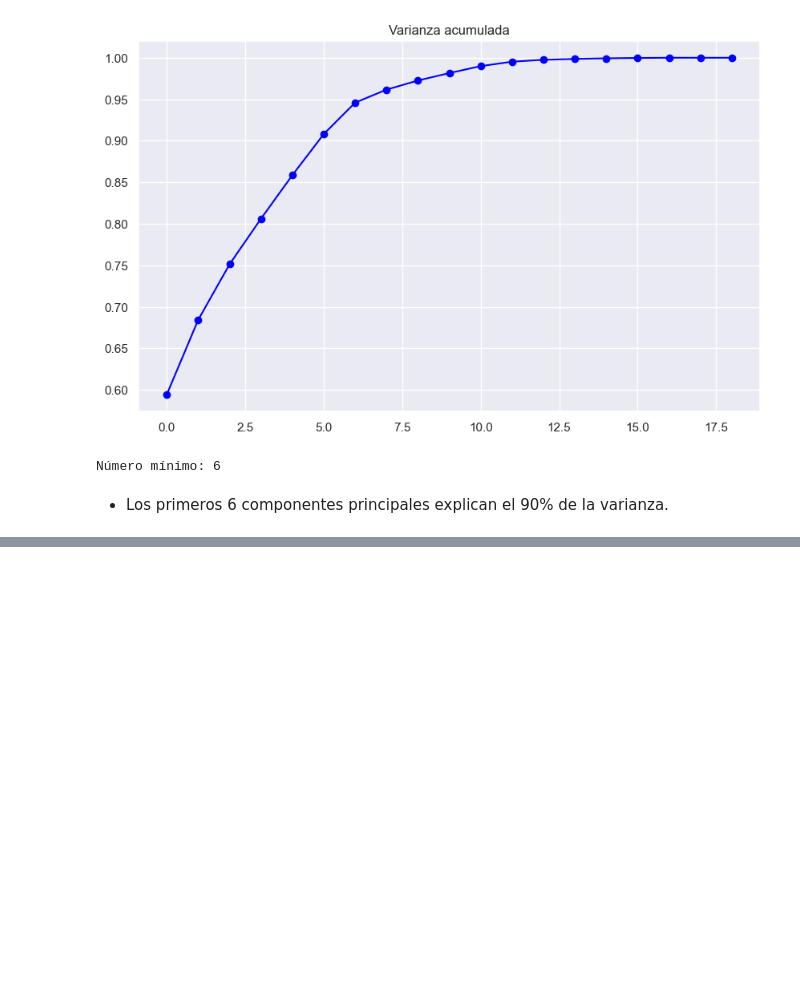
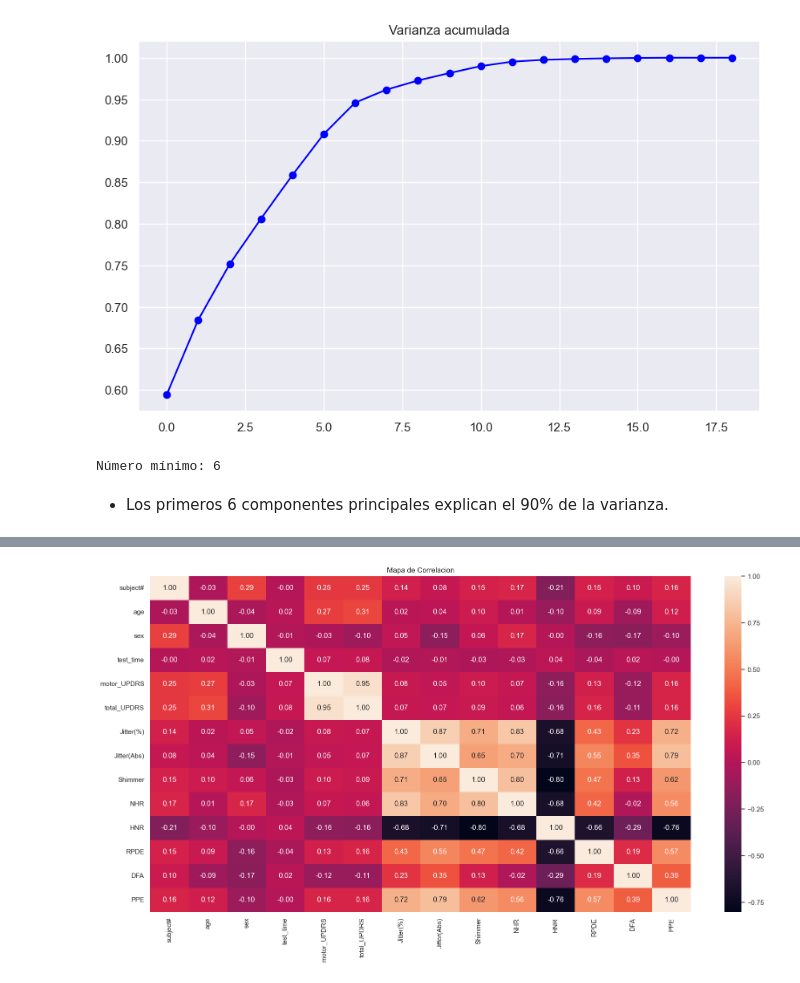
Before and after one commit to ana-vela7/MLOPs, a Jupyter notebook: manipulacion_datos.ipynb, the cells around one changed output, grey strips where cells are left out. Saved outputs shown, nothing was run; the diff lists cells and outputs as text; code cells hidden in the pictures; blank space fills up the shorter version.

```diff
--- a/manipulacion_datos.ipynb
+++ b/manipulacion_datos.ipynb
@@ -82,5 +127,8 @@ dtype: float64
 # %%
-#Correlacion entre variables
-sns.set(rc={'figure.figsize':(15,15)})
-sns.heatmap(round(df.corr(method='pearson', numeric_only=True),2), annot = True)
-plt.show()
+# #Correlacion entre variables
+# sns.set(rc={'figure.figsize':(15,15)})
+# sns.heatmap(round(df.corr(method='pearson', numeric_only=True),2), annot = True)
+# plt.show()
+
+#- Se observa alta correlación entre variables del mismo tipo (shimmer, jitter). Estas variables aportan poca información adicional y hará falta reducir la dimensionalidad mediante la selección de componentes principales.
+#- La UPDRS parece tener correlación débil con variables como 'PPE', 'DFA', 'RPDE', 'HNR', 'Shimmer:APQ11' y 'age'.
@@ -141,0 +263,11 @@ Número mínimo: 6
+# %%
+#Mapa de calor sin columnas con alta correlacion
+numericas = df.select_dtypes(exclude='object')
+matriz_correlacion = numericas.corr()
+
+plt.figure(figsize=(20, 10))
+sns.heatmap (matriz_correlacion, annot=True, fmt=".2f")
+plt.title('Mapa de Correlacion')
+plt.show()
+# %% [output]
+[figure, added]
```
Also changed, not shown: parts of 8 cells of this notebook.
